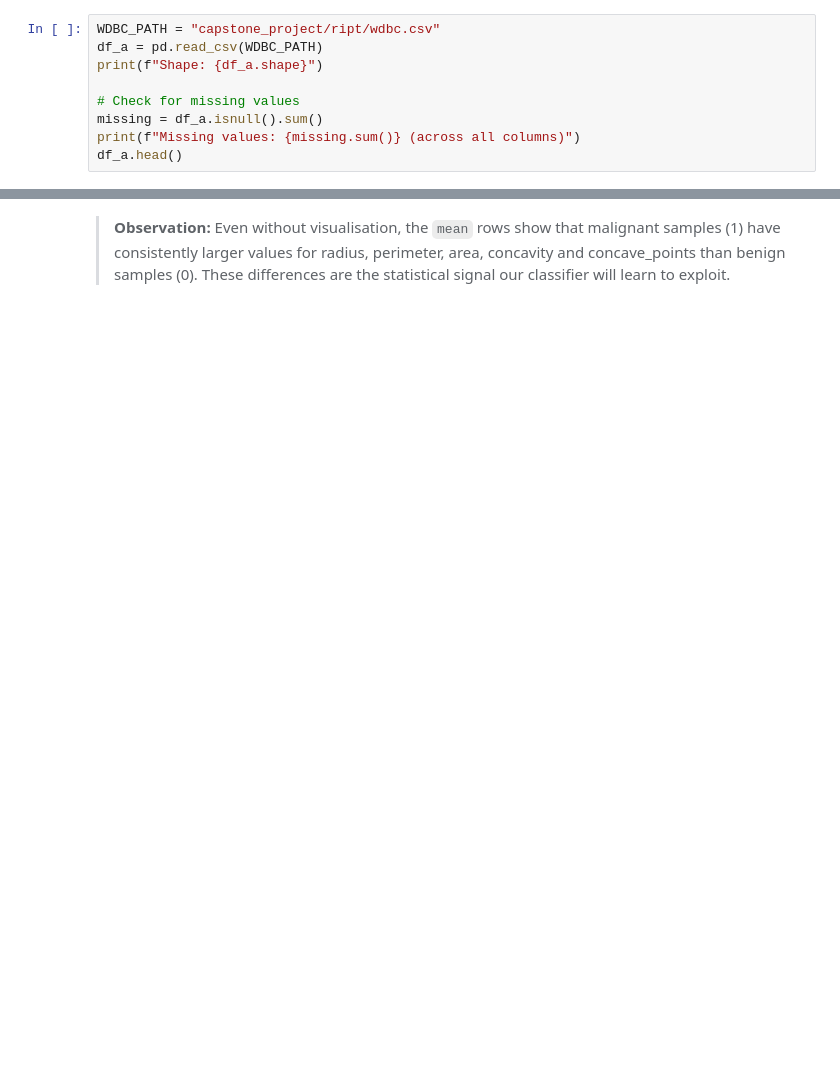
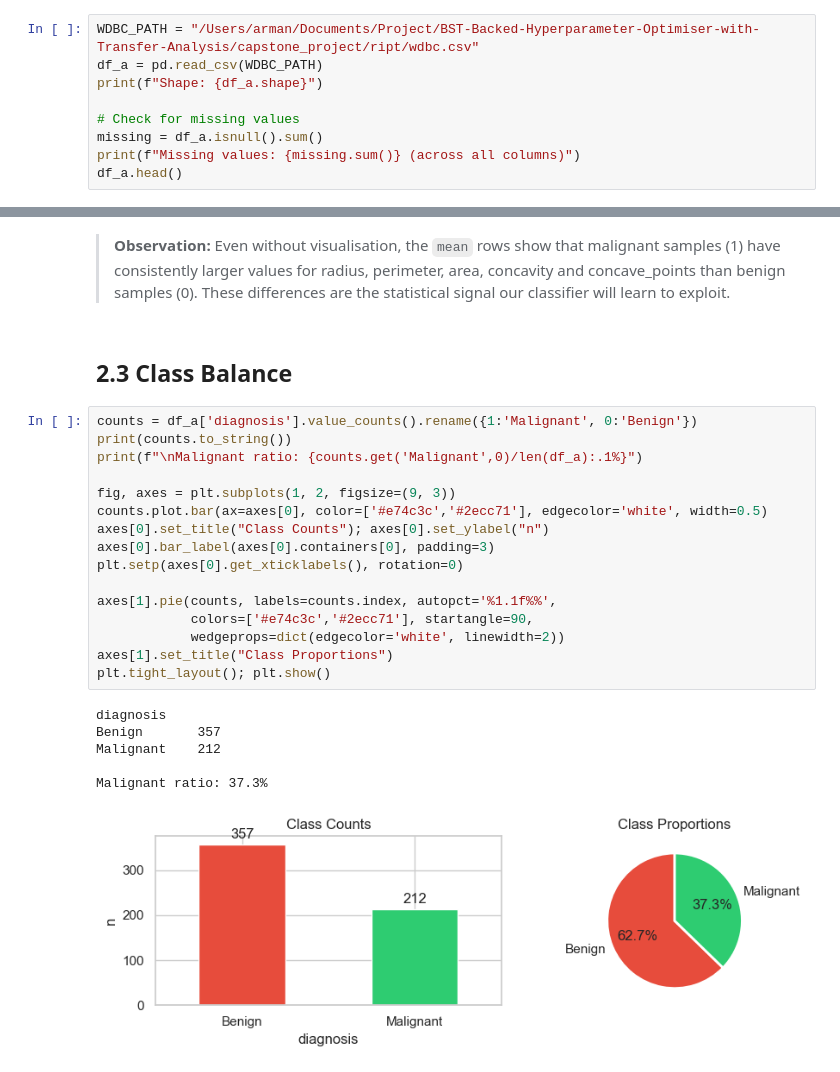
Before and after one commit to ArmanAhmed00/BST-Backed-Hyperparameter-Optimiser-with-Transfer-Analysis, a Jupyter notebook: capstone_project/notebook/capstone.ipynb, the cells around one changed output, grey strips where cells are left out. Drawn from its saved outputs; the diff is of its cells as text; blank space fills up the shorter version.

```diff
--- a/capstone_project/notebook/capstone.ipynb
+++ b/capstone_project/notebook/capstone.ipynb
@@ -102,7 +102,7 @@ STDERR: /Users/arman/Documents/Project/BST-Backed-Hyperparameter-Optimiser-with-
 # %% [markdown]
 ## 2.2 Load & Quality Check
 # %%
-WDBC_PATH = "capstone_project/ript/wdbc.csv"
+WDBC_PATH = "/Users/arman/Documents/Project/BST-Backed-Hyperparameter-Optimiser-with-Transfer-Analysis/capstone_project/ript/wdbc.csv"
 df_a = pd.read_csv(WDBC_PATH)
 print(f"Shape: {df_a.shape}")
 
@@ -121,2 +143,27 @@ desc.round(3)
 # %% [markdown]
 > **Observation:** Even without visualisation, the `mean` rows show that malignant samples (1) have consistently larger values for radius, perimeter, area, concavity and concave_points than benign samples (0). These differences are the statistical signal our classifier will learn to exploit.
+# %% [markdown]
+## 2.3 Class Balance
+# %%
+counts = df_a['diagnosis'].value_counts().rename({1:'Malignant', 0:'Benign'})
+print(counts.to_string())
+print(f"\nMalignant ratio: {counts.get('Malignant',0)/len(df_a):.1%}")
+
+fig, axes = plt.subplots(1, 2, figsize=(9, 3))
+counts.plot.bar(ax=axes[0], color=['#e74c3c','#2ecc71'], edgecolor='white', width=0.5)
+axes[0].set_title("Class Counts"); axes[0].set_ylabel("n")
+axes[0].bar_label(axes[0].containers[0], padding=3)
+plt.setp(axes[0].get_xticklabels(), rotation=0)
+
+axes[1].pie(counts, labels=counts.index, autopct='%1.1f%%',
+            colors=['#e74c3c','#2ecc71'], startangle=90,
+            wedgeprops=dict(edgecolor='white', linewidth=2))
+axes[1].set_title("Class Proportions")
+plt.tight_layout(); plt.show()
+# %% [output]
+diagnosis
+Benign       357
+Malignant    212
+
+Malignant ratio: 37.3%
+[figure, added]
```
Also changed, not shown: parts of 16 cells of this notebook, 1 other file.
